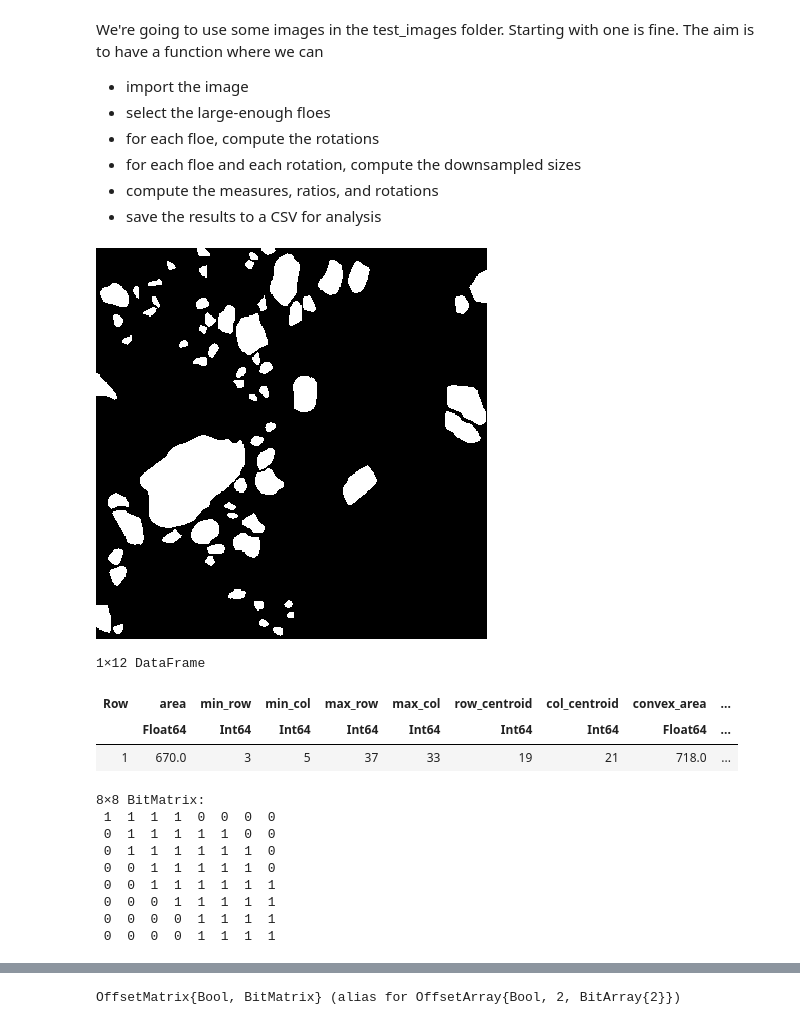
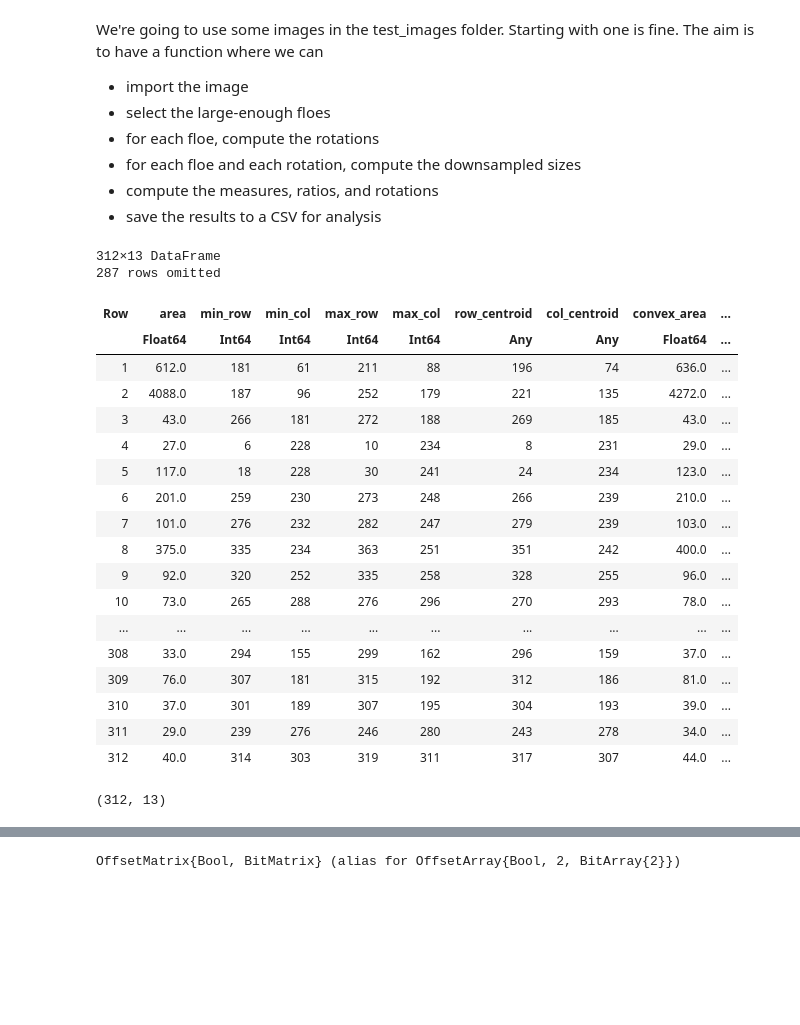
Before and after one commit to danielmwatkins/calval_tgrs, a Jupyter notebook: notebooks/Tracker thresholds.ipynb, the cells around one changed output, grey strips where cells are left out. Cells and saved outputs as stored; diff of their text form; code cells hidden in the pictures; blank space fills up the shorter version.

```diff
--- a/notebooks/Tracker thresholds.ipynb
+++ b/notebooks/Tracker thresholds.ipynb
@@ -44,42 +45,63 @@ We're going to use some images in the test_images folder. Starting with one is f
 * save the results to a CSV for analysis
 # %%
 # Load the images from file
-fname = "008_baffin_bay_20080704_aqua_labeled_floes_v1.png"
+# fname = "001-baffin_bay-20220911-aqua-labeled_floes.png"
 test_images_loc = "../data/test_images_tracker_setup/"
-image = load(joinpath(test_images_loc, fname))
+# image = load(joinpath(test_images_loc, fname))
 
 # Add labels and get region properties
-labeled_image = label_components(image);
-props = regionprops_table(labeled_image);
+# labeled_image = label_components(image);
+# props = regionprops_table(labeled_image);
+props = []
+labeled_images = []
+for fname in ["001-baffin_bay-20220911-aqua-labeled_floes.png",
+              "022-barents_kara_seas-20060909-aqua-labeled_floes.png",
+              "043-beaufort_sea-20190813-aqua-labeled_floes.png",
+              "065-bering_chukchi_seas-20080507-aqua-labeled_floes.png",
+              "086-east_siberian_sea-20060927-aqua-labeled_floes.png",
+              "107-greenland_sea-20210506-aqua-labeled_floes.png",
+              "128-hudson_bay-20190415-aqua-labeled_floes.png",
+              "148-laptev_sea-20110324-aqua-labeled_floes.png",
+              "171-sea_of_okhostk-20090618-aqua-labeled_floes.png"]
+    image = load(joinpath(test_images_loc, fname))
+
+    # Add labels and get region properties
+    labeled_image = label_components(image)
+    push!(labeled_images, labeled_image)
+    props_table = regionprops_table(labeled_image)
+    IceFloeTracker.addfloemasks!(props_table, greaterthan0.(labeled_image))
+    push!(props, props_table)
+    # append!(props, IceFloeTracker.addfloemasks!(props_table, greaterthan0.(labeled_image)))
+end
+# %%
+ all_props = reduce(vcat, props)
+# %% [output]
+312×13 DataFrame
+287 rows omitted
+| Row | area | min_row | min_col | max_row | max_col | row_centroid | col_centroid | convex_area | ... |
+|  | Float64 | Int64 | Int64 | Int64 | Int64 | Any | Any | Float64 | ... |
+| 1 | 612.0 | 181 | 61 | 211 | 88 | 196 | 74 | 636.0 | ... |
+| 2 | 4088.0 | 187 | 96 | 252 | 179 | 221 | 135 | 4272.0 | ... |
+| 3 | 43.0 | 266 | 181 | 272 | 188 | 269 | 185 | 43.0 | ... |
+| 4 | 27.0 | 6 | 228 | 10 | 234 | 8 | 231 | 29.0 | ... |
+| 5 | 117.0 | 18 | 228 | 30 | 241 | 24 | 234 | 123.0 | ... |
+| 6 | 201.0 | 259 | 230 | 273 | 248 | 266 | 239 | 210.0 | ... |
+| 7 | 101.0 | 276 | 232 | 282 | 247 | 279 | 239 | 103.0 | ... |
+| 8 | 375.0 | 335 | 234 | 363 | 251 | 351 | 242 | 400.0 | ... |
+| 9 | 92.0 | 320 | 252 | 335 | 258 | 328 | 255 | 96.0 | ... |
+| 10 | 73.0 | 265 | 288 | 276 | 296 | 270 | 293 | 78.0 | ... |
+| ... | ... | ... | ... | ... | ... | ... | ... | ... | ... |
+| 308 | 33.0 | 294 | 155 | 299 | 162 | 296 | 159 | 37.0 | ... |
+| 309 | 76.0 | 307 | 181 | 315 | 192 | 312 | 186 | 81.0 | ... |
+| 310 | 37.0 | 301 | 189 | 307 | 195 | 304 | 193 | 39.0 | ... |
+| 311 | 29.0 | 239 | 276 | 246 | 280 | 243 | 278 | 34.0 | ... |
+| 312 | 40.0 | 314 | 303 | 319 | 311 | 317 | 307 | 44.0 | ... |
 # %%
-imshow(image * 255)
+size(all_props)
 # %% [output]
-[figure, removed]
+(312, 13)
 # %%
 greaterthan0(x) = x .> 0 # convert labeled image to boolean
 greaterthan05(x) = x .> 0.5 # used for the image resize step
 
 IceFloeTracker.addfloemasks!(props, greaterthan0.(labeled_image));
-# %%
-init_floe = props[7,:mask]
-shift = 5
-# imrotate returns an OffsetArray, collect turns it into a standard Matrix
-rotated_floe = collect(imrotate(init_floe, deg2rad(shift), method=BSpline(Constant())));
-test = regionprops_table(label_components(rotated_floe))
-# %% [output]
-1×12 DataFrame
-| Row | area | min_row | min_col | max_row | max_col | row_centroid | col_centroid | convex_area | ... |
-|  | Float64 | Int64 | Int64 | Int64 | Int64 | Int64 | Int64 | Float64 | ... |
-| 1 | 670.0 | 3 | 5 | 37 | 33 | 19 | 21 | 718.0 | ... |
-# %%
-greaterthan05(x) = x .> 0.5
-# %% [output]
-8×8 BitMatrix:
- 1  1  1  1  0  0  0  0
- 0  1  1  1  1  1  0  0
- 0  1  1  1  1  1  1  0
- 0  0  1  1  1  1  1  0
- 0  0  1  1  1  1  1  1
- 0  0  0  1  1  1  1  1
- 0  0  0  0  1  1  1  1
- 0  0  0  0  1  1  1  1
```
Also changed, not shown: parts of 13 cells of this notebook, 2 other files.
